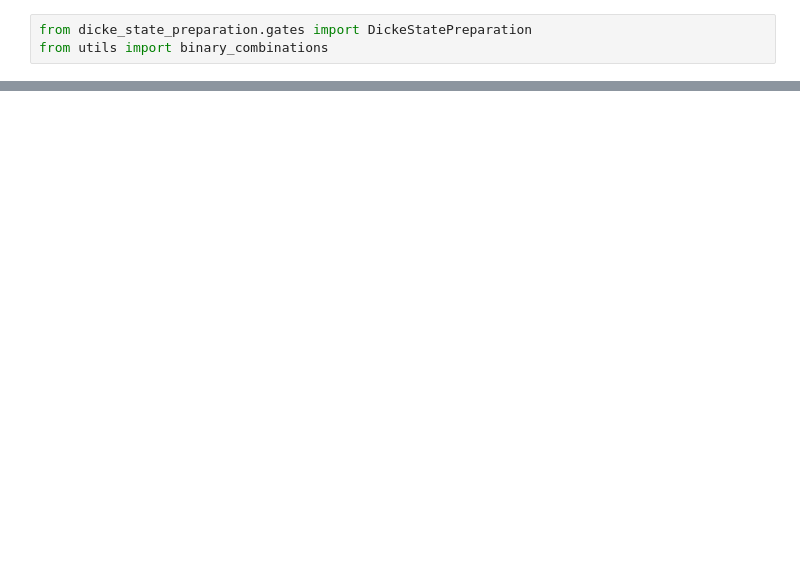
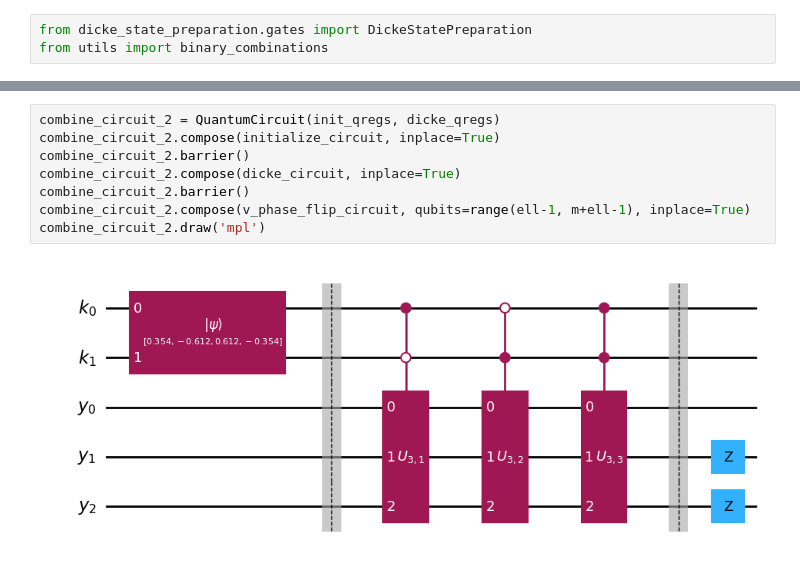
Before and after one commit to BankNatchapol/DQI-Circuit, a Jupyter notebook: src/main.ipynb, the cells around one changed output, grey strips where cells are left out. Drawn from its saved outputs; the diff is of its cells as text; blank space fills up the shorter version.

```diff
--- a/src/main.ipynb
+++ b/src/main.ipynb
@@ -111,0 +121,10 @@ $$- \frac{\sqrt{2}}{4} |00000\rangle- \frac{\sqrt{2}}{4} |00101\rangle- \frac{\s
+# %%
+combine_circuit_2 = QuantumCircuit(init_qregs, dicke_qregs)
+combine_circuit_2.compose(initialize_circuit, inplace=True)
+combine_circuit_2.barrier()
+combine_circuit_2.compose(dicke_circuit, inplace=True)
+combine_circuit_2.barrier()
+combine_circuit_2.compose(v_phase_flip_circuit, qubits=range(ell-1, m+ell-1), inplace=True)
+combine_circuit_2.draw('mpl')
+# %% [output]
+[figure, added]
```
Also changed, not shown: parts of 18 cells of this notebook.
